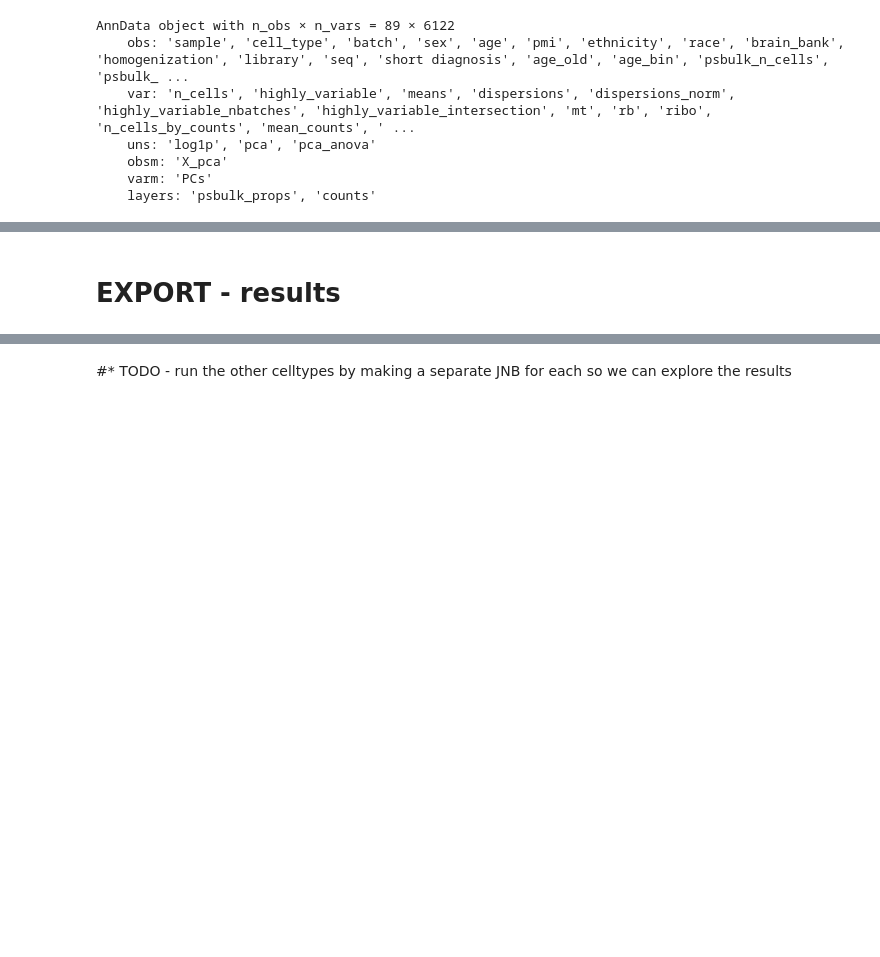
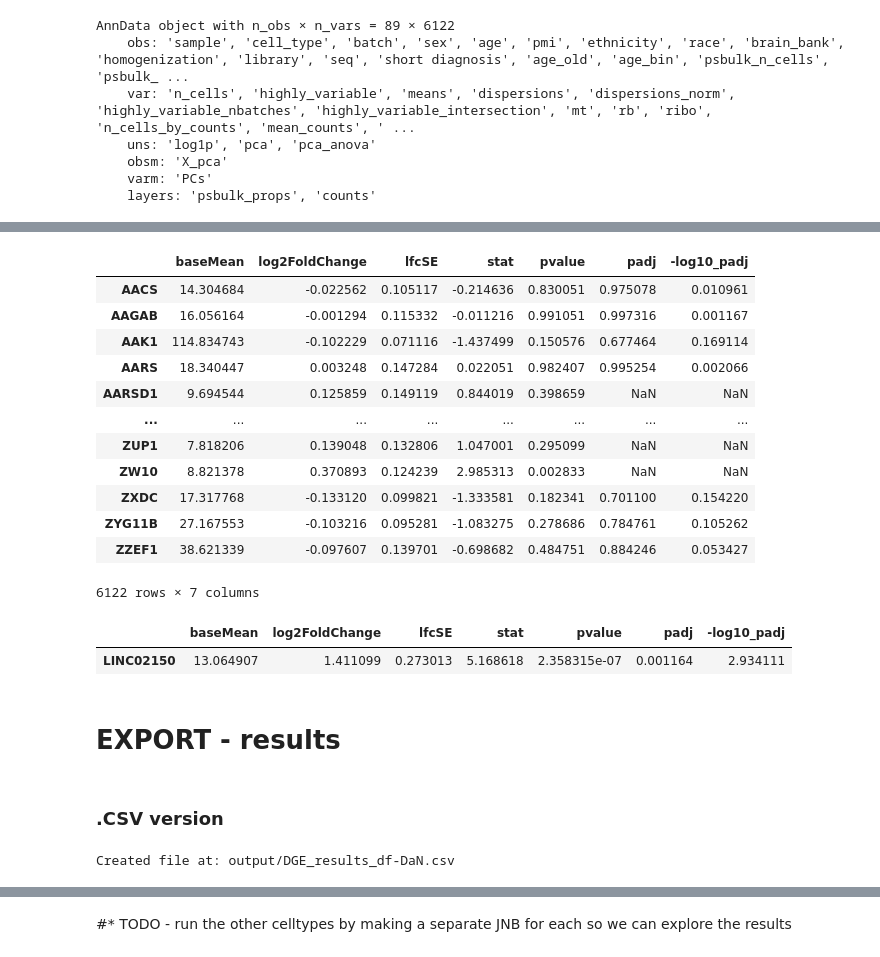
Before and after one commit to adamcatching/multiome-pipeline, a Jupyter notebook: src/1-PSEUDOBULK-DGE.ipynb, the cells around one changed output, grey strips where cells are left out. Cells and saved outputs as stored; diff of their text form; code cells hidden in the pictures; blank space fills up the shorter version.

```diff
--- a/src/1-PSEUDOBULK-DGE.ipynb
+++ b/src/1-PSEUDOBULK-DGE.ipynb
@@ -415,4 +449,20 @@ DGE_results_df
 # %%
 #? Q) What is this doing?
 # - Creating a new col based on the negative log 10 of padj???
+# NOTE: negative log₁₀ values represent increasingly smaller decimal numbers. Each decrease by 1 in the negative log₁₀ represents dividing by 10
 DGE_results_df['-log10_padj'] = -np.log10(DGE_results_df['padj'])
+DGE_results_df
+# %% [output]
+|  | baseMean | log2FoldChange | lfcSE | stat | pvalue | padj | -log10_padj |
+| AACS | 14.304684 | -0.022562 | 0.105117 | -0.214636 | 0.830051 | 0.975078 | 0.010961 |
+| AAGAB | 16.056164 | -0.001294 | 0.115332 | -0.011216 | 0.991051 | 0.997316 | 0.001167 |
+| AAK1 | 114.834743 | -0.102229 | 0.071116 | -1.437499 | 0.150576 | 0.677464 | 0.169114 |
+| AARS | 18.340447 | 0.003248 | 0.147284 | 0.022051 | 0.982407 | 0.995254 | 0.002066 |
+| AARSD1 | 9.694544 | 0.125859 | 0.149119 | 0.844019 | 0.398659 | NaN | NaN |
+| ... | ... | ... | ... | ... | ... | ... | ... |
+| ZUP1 | 7.818206 | 0.139048 | 0.132806 | 1.047001 | 0.295099 | NaN | NaN |
+| ZW10 | 8.821378 | 0.370893 | 0.124239 | 2.985313 | 0.002833 | NaN | NaN |
+| ZXDC | 17.317768 | -0.133120 | 0.099821 | -1.333581 | 0.182341 | 0.701100 | 0.154220 |
+| ZYG11B | 27.167553 | -0.103216 | 0.095281 | -1.083275 | 0.278686 | 0.784761 | 0.105262 |
+| ZZEF1 | 38.621339 | -0.097607 | 0.139701 | -0.698682 | 0.484751 | 0.884246 | 0.053427 |
+6122 rows × 7 columns
@@ -419,6 +481,26 @@ DGE_results_df['-log10_padj'] = -np.log10(DGE_results_df['padj'])
+# %%
+# EXTRACT - only genes that passed the sig threshold
+# SUMMARY: Filter and sort DGE results
+# Filter rows based on column: '-log10_padj'
+# Filter rows based on column: 'log2FoldChange'
+# Order by column: '-log10_padj' (descending)
+DGE_results_df_pval_l2fc_sorted = (
+    DGE_results_df[(DGE_results_df['-log10_padj'] > 2) &
+                   (DGE_results_df['log2FoldChange'] > 1)]
+    .sort_values(['-log10_padj'], ascending=[False])
+)
+DGE_results_df_pval_l2fc_sorted
+# %% [output]
+|  | baseMean | log2FoldChange | lfcSE | stat | pvalue | padj | -log10_padj |
+| LINC02150 | 13.064907 | 1.411099 | 0.273013 | 5.168618 | 2.358315e-07 | 0.001164 | 2.934111 |
 # %% [markdown]
 # EXPORT - results
+# %% [markdown]
+### .CSV version
 # %%
-# DGE_results_df.to_csv(snakemake.output.output_figure)
-output_path = 'output/DGE_results_df.csv'
-DGE_results_df.to_csv(output_path)
+# # # DGE_results_df.to_csv(snakemake.output.output_figure)
+# output_path = os.path.join(f'output/DGE_results_df-{selected_cell_type}.csv')
+# DGE_results_df.to_csv(output_path)
+# print(f'Created file at: {output_path}')
+# %% [output]
+Created file at: output/DGE_results_df-DaN.csv
```
Also changed, not shown: parts of 24 cells of this notebook.
